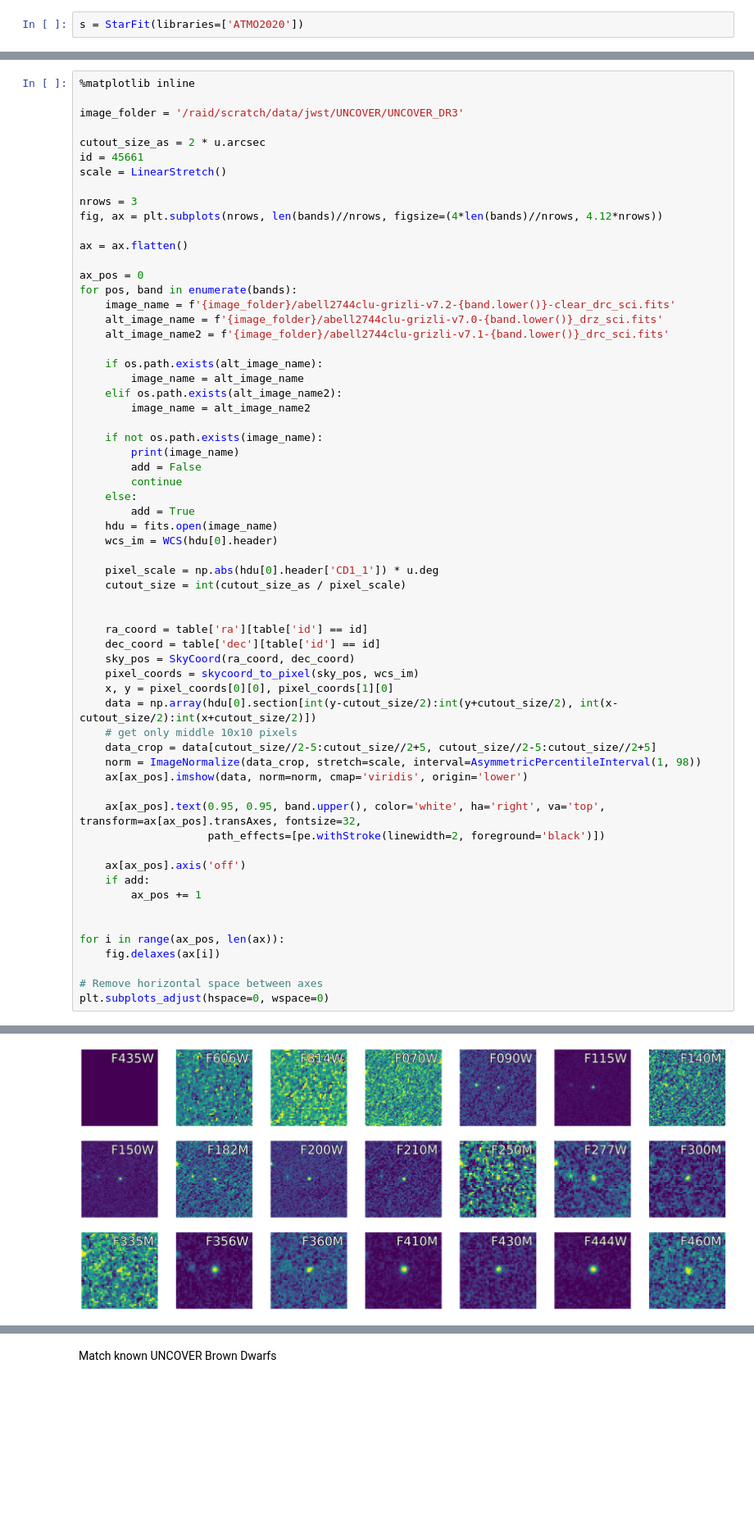
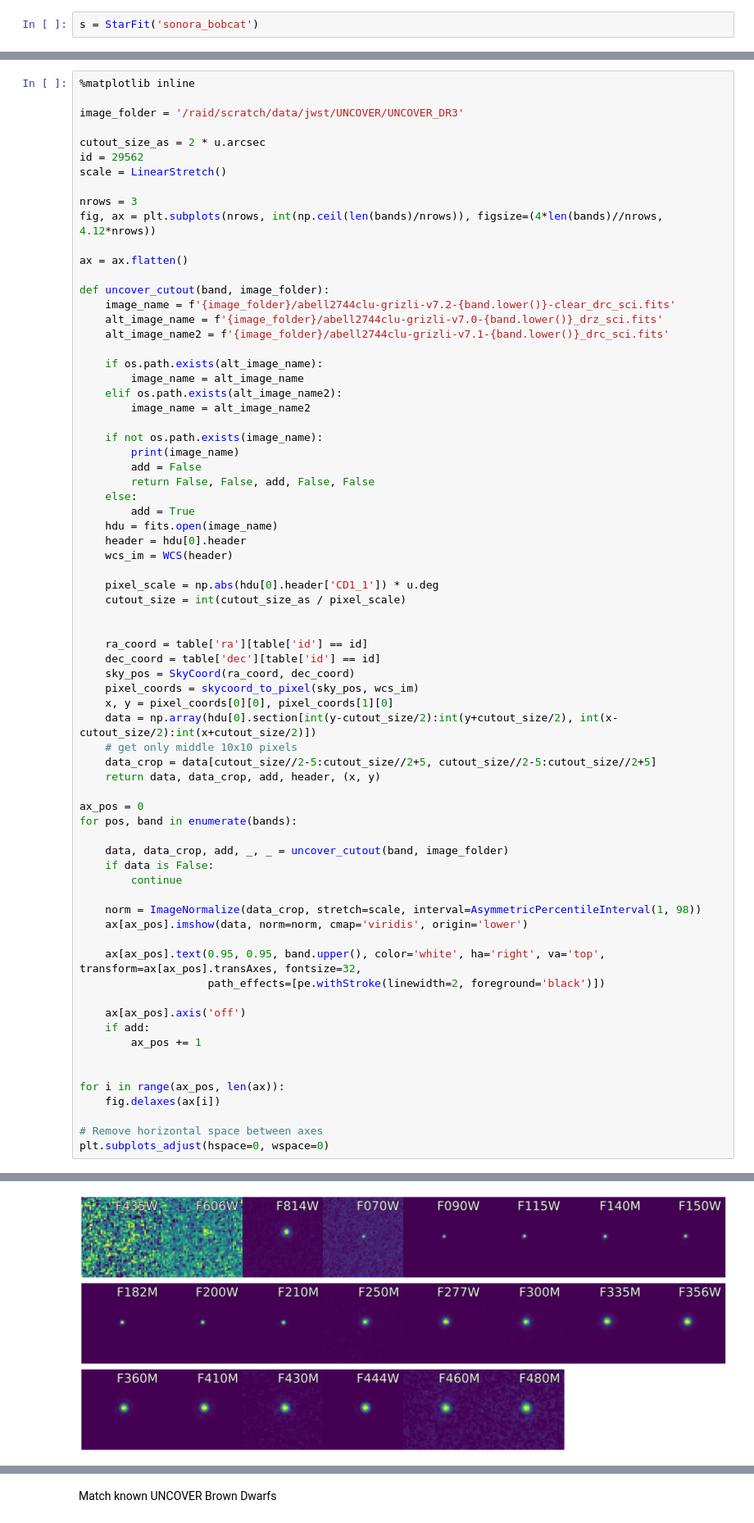
Before and after one commit to tHarvey303/BD-Finder, a Jupyter notebook: examples/uncover_bd.ipynb, the cells around one changed output, grey strips where cells are left out. Shown at 82% size. Saved outputs shown, nothing was run; the diff lists cells and outputs as text; blank space fills up the shorter version.

```diff
--- a/examples/uncover_bd.ipynb
+++ b/examples/uncover_bd.ipynb
@@ -12,7 +12,7 @@ from astropy.wcs.utils import skycoord_to_pixel
 from astropy.wcs import WCS
 from astropy.visualization import LogStretch, ImageNormalize, AsymmetricPercentileInterval, LinearStretch
 # %%
-s = StarFit(libraries=['ATMO2020'])
+s = StarFit('sonora_bobcat')
 # %% [output]
 Library path: /nvme/scratch/work/tharvey/brown_dwarfs/models
 Warning! F410M found in multiple instruments. Keeping first, which is NIRCam. Provide instrument.band in dictionary to override this.
@@ -104,16 +100,15 @@ UnitConversionError: Can only apply 'add' function to quantities with compatible
 image_folder = '/raid/scratch/data/jwst/UNCOVER/UNCOVER_DR3'
 
 cutout_size_as = 2 * u.arcsec
-id = 45661
+id = 29562
 scale = LinearStretch()
 
 nrows = 3
-fig, ax = plt.subplots(nrows, len(bands)//nrows, figsize=(4*len(bands)//nrows, 4.12*nrows))
+fig, ax = plt.subplots(nrows, int(np.ceil(len(bands)/nrows)), figsize=(4*len(bands)//nrows, 4.12*nrows))
 
 ax = ax.flatten()
 
-ax_pos = 0
-for pos, band in enumerate(bands):
+def uncover_cutout(band, image_folder):
     image_name = f'{image_folder}/abell2744clu-grizli-v7.2-{band.lower()}-clear_drc_sci.fits'
     alt_image_name = f'{image_folder}/abell2744clu-grizli-v7.0-{band.lower()}_drz_sci.fits'
     alt_image_name2 = f'{image_folder}/abell2744clu-grizli-v7.1-{band.lower()}_drc_sci.fits'
@@ -126,11 +121,12 @@ for pos, band in enumerate(bands):
     if not os.path.exists(image_name):
         print(image_name)
         add = False
-        continue
+        return False, False, add, False, False
     else:
         add = True
     hdu = fits.open(image_name)
-    wcs_im = WCS(hdu[0].header)
+    header = hdu[0].header
+    wcs_im = WCS(header)
 
     pixel_scale = np.abs(hdu[0].header['CD1_1']) * u.deg
     cutout_size = int(cutout_size_as / pixel_scale)
@@ -144,6 +140,15 @@ for pos, band in enumerate(bands):
     data = np.array(hdu[0].section[int(y-cutout_size/2):int(y+cutout_size/2), int(x-cutout_size/2):int(x+cutout_size/2)])
     # get only middle 10x10 pixels
     data_crop = data[cutout_size//2-5:cutout_size//2+5, cutout_size//2-5:cutout_size//2+5]
+    return data, data_crop, add, header, (x, y)
+
+ax_pos = 0
+for pos, band in enumerate(bands):
+
+    data, data_crop, add, _, _ = uncover_cutout(band, image_folder)
+    if data is False:
+        continue
+
     norm = ImageNormalize(data_crop, stretch=scale, interval=AsymmetricPercentileInterval(1, 98))
     ax[ax_pos].imshow(data, norm=norm, cmap='viridis', origin='lower')
 
@@ -166 +170 @@ IndexError: index 21 is out of bounds for axis 0 with size 21
-[figure, old version]
+[figure, new version]
```
Also changed, not shown: parts of 11 cells of this notebook, 11 other files.
